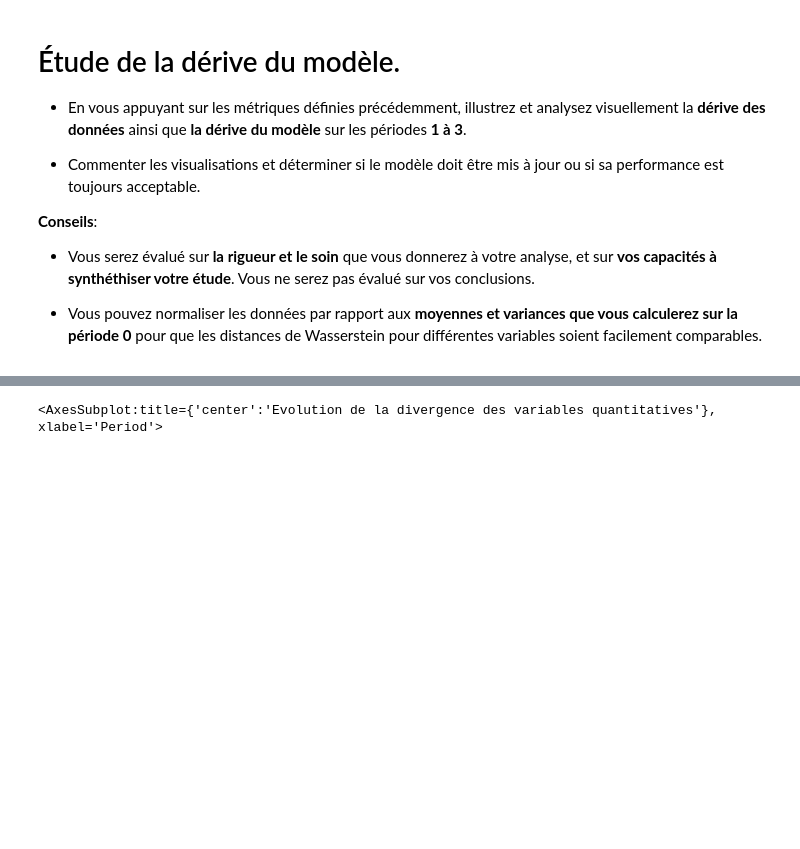
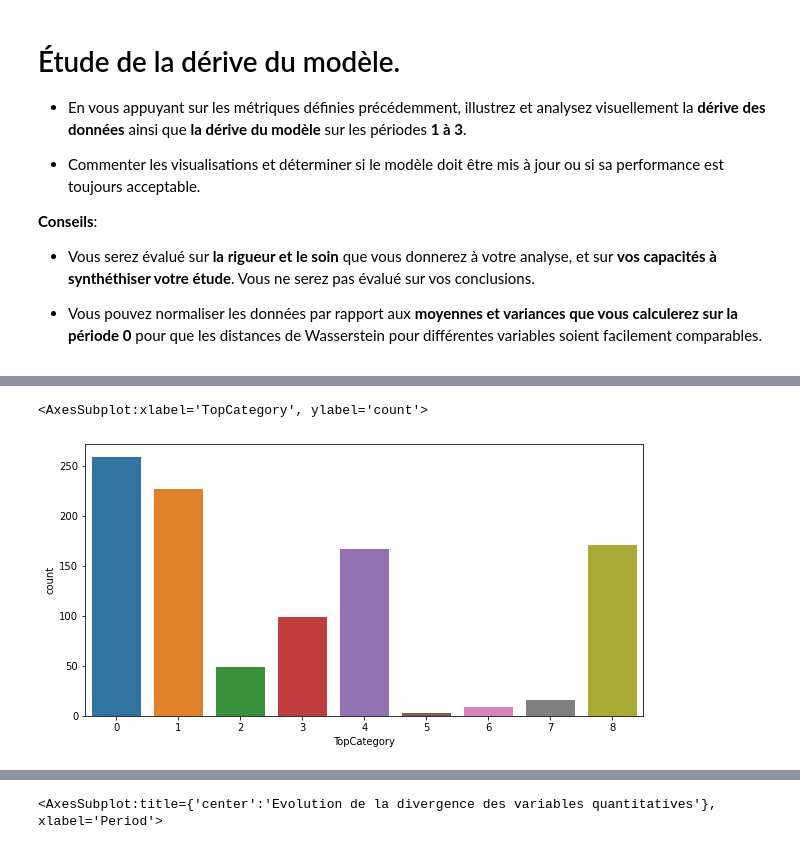
Before and after one commit to fereol023/Test_Technique_DA, a Jupyter notebook: TestTechniqueDerive_Sujet.ipynb, the cells around one changed output, grey strips where cells are left out. Cells and saved outputs as stored; diff of their text form; code cells hidden in the pictures; blank space fills up the shorter version.

```diff
--- a/TestTechniqueDerive_Sujet.ipynb
+++ b/TestTechniqueDerive_Sujet.ipynb
@@ -487 +486,8 @@ Les 4 distributions de la variable
+# %%
+# en periode 0
+plt.figure(figsize=(10, 5))
+sns.countplot(df0['TopCategory'])
+# %% [output]
+<AxesSubplot:xlabel='TopCategory', ylabel='count'>
+[figure, added]
 # %%
```
Also changed, not shown: parts of 49 cells of this notebook.
